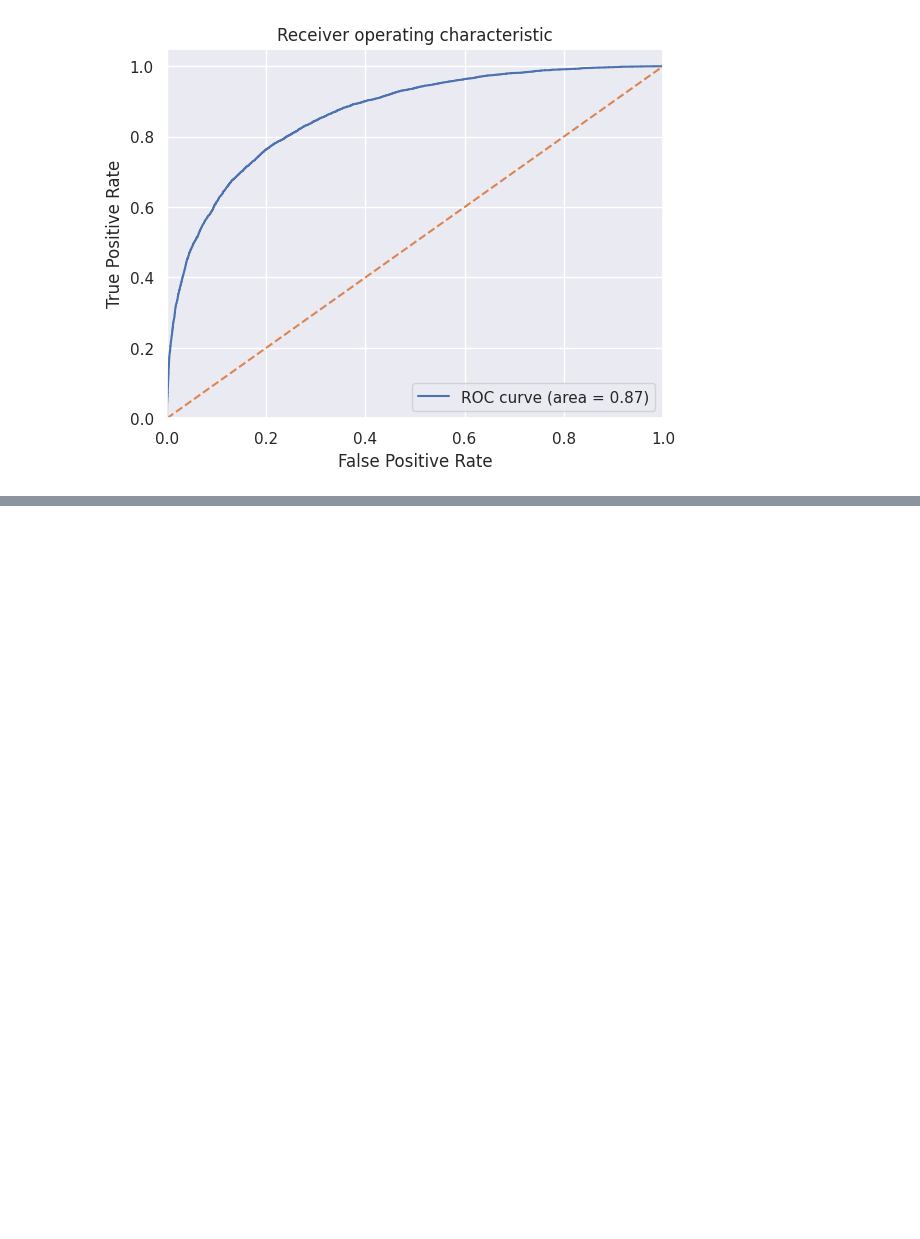
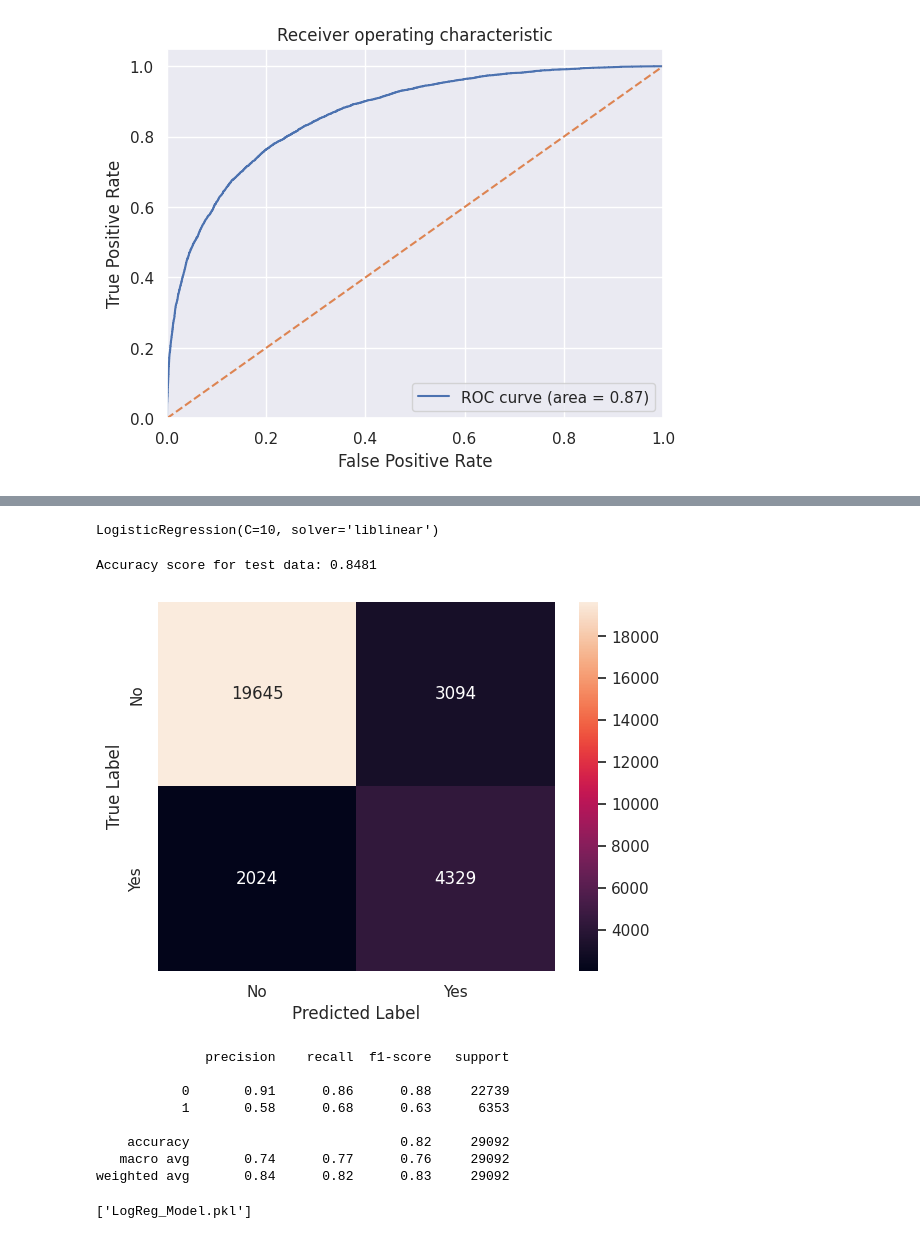
Before and after one commit to NishKoder/DL-Practice-From-Kaggel, a Jupyter notebook: eda-rain-in-australia.ipynb, the cells around one changed output, grey strips where cells are left out. Saved outputs shown, nothing was run; the diff lists cells and outputs as text; code cells hidden in the pictures; blank space fills up the shorter version.

Commit message:
Kaggle Notebook | EDA + Model Evaluation  : Rain in Australia | Version 8

```diff
--- a/eda-rain-in-australia.ipynb
+++ b/eda-rain-in-australia.ipynb
@@ -1051,0 +1073,12 @@ plt.show()
+# %%
+from sklearn.model_selection import GridSearchCV
+
+#We are creating a dictionary of all the permutations of parameters we wish to try out for the model
+param_grid = {'C': [0.001, 0.01, 0.1, 1, 10, 100, 1000],
+              'solver' : ['liblinear','lbfgs','saga']}
+#In the above grid, we will effectively be trying out 7*3 = 21 models
+
+clf = GridSearchCV(LogisticRegression(),param_grid,cv=3,verbose=2)
+
+#Fit the classifier to obtain the best model for our data. This may take some time!
+clf.fit(X_train,y_train)
@@ -1051,0 +1107,54 @@ plt.show()
+# %%
+#Let us check out the best parameters for our model
+clf.best_estimator_
+# %% [output]
+LogisticRegression(C=10, solver='liblinear')
+# %%
+from sklearn.metrics import accuracy_score
+
+#We now use the classifer with the best model to predict the labels for our test set and check its accuracy
+y_pred_test_grid = clf.predict(X_test)
+print('Accuracy score for test data: {0:0.4f}'.format(accuracy_score(y_test, y_pred_test_grid)))
+# %% [output]
+Accuracy score for test data: 0.8481
+# %%
+from sklearn.metrics import confusion_matrix, classification_report
+
+#Let us now check the confusion matrix and classification report for this model and compare it to our initial one
+#Set the threshold value manually
+threshold = 0.3
+
+BoolArray=clf.predict_proba(X_test)[:,1]>=threshold
+predictions_grid=np.array([1 if val==True else 0 for val in BoolArray])
+
+#Plotting the Confusion Matrix
+cm = confusion_matrix(y_test,predictions_grid)
+cmdf=pd.DataFrame(cm,index=["No","Yes"],columns=["No","Yes"])
+fig,ax=plt.subplots(1,1)
+sns.heatmap(cmdf,annot=True,fmt='d',ax=ax)
+ax.set_xlabel('Predicted Label')
+ax.set_ylabel('True Label')
+plt.show()
+
+#Printing the Classification Report
+print(classification_report(y_test,predictions_grid))
+# %% [output]
+[figure, added]
+              precision    recall  f1-score   support
+
+           0       0.91      0.86      0.88     22739
+           1       0.58      0.68      0.63      6353
+
+    accuracy                           0.82     29092
+   macro avg       0.74      0.77      0.76     29092
+weighted avg       0.84      0.82      0.83     29092
+# %%
+#Save the model
+
+lr = clf.best_estimator_
+lr.fit(X_train,y_train)
+
+import joblib #Install the library if you do not have it or import it from sklearn.externals
+joblib.dump(lr,'LogReg_Model.pkl')
+# %% [output]
+['LogReg_Model.pkl']
```
Also changed, not shown: parts of 3 cells of this notebook.
